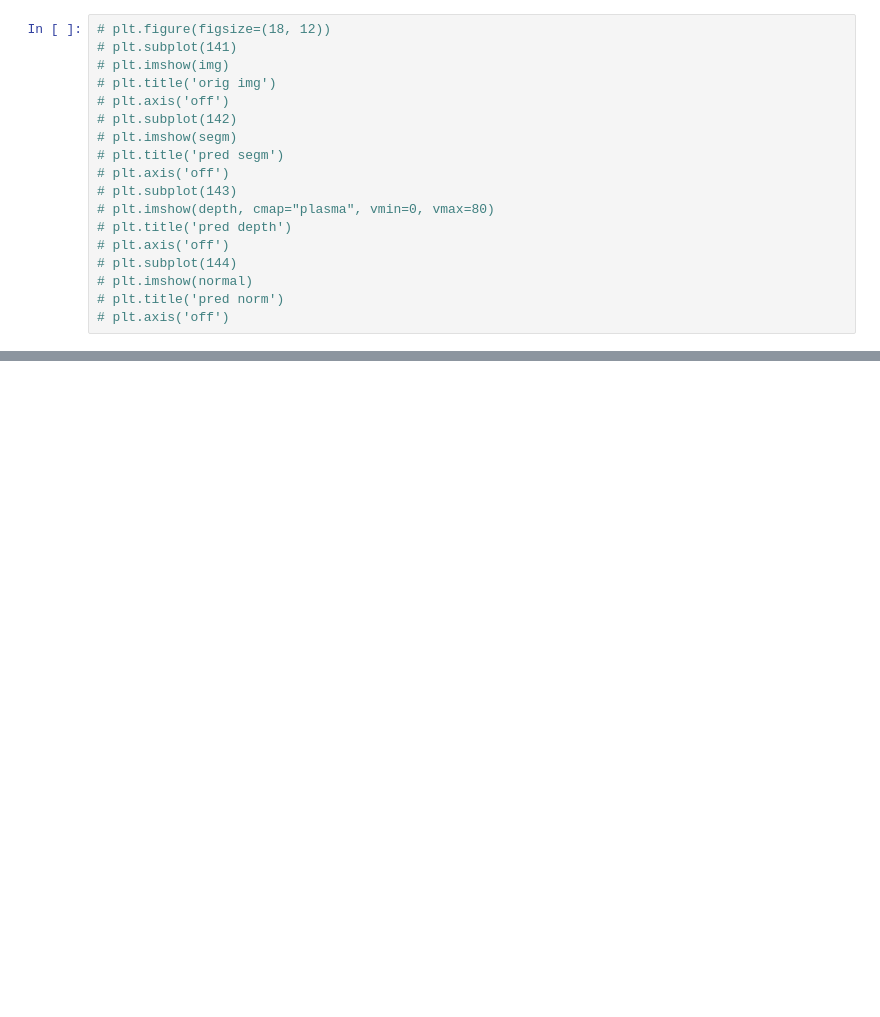
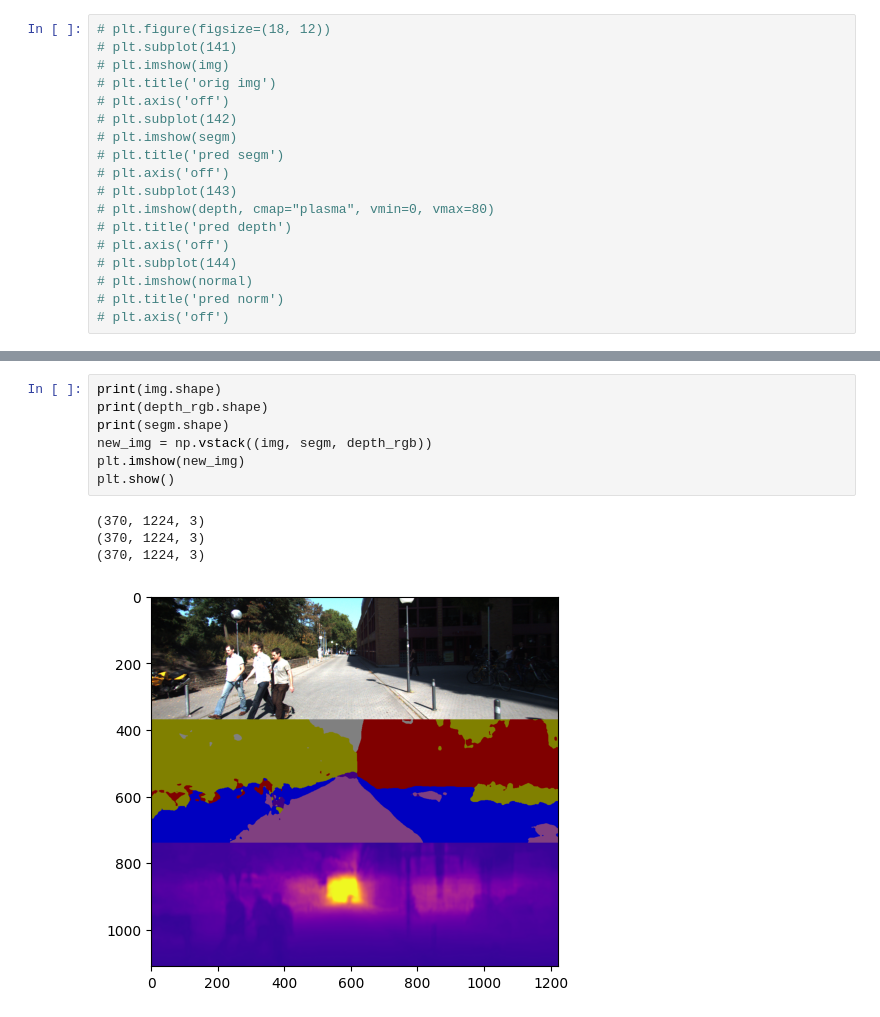
Before and after one commit to bohdanvodianyk/multi-task-learning, a Jupyter notebook: mlp-hydranet.ipynb, the cells around one changed output, grey strips where cells are left out. Saved outputs shown, nothing was run; the diff lists cells and outputs as text; blank space fills up the shorter version.

```diff
--- a/mlp-hydranet.ipynb
+++ b/mlp-hydranet.ipynb
@@ -313,0 +341,12 @@ print(segm.shape)
+# %%
+print(img.shape)
+print(depth_rgb.shape)
+print(segm.shape)
+new_img = np.vstack((img, segm, depth_rgb))
+plt.imshow(new_img)
+plt.show()
+# %% [output]
+(370, 1224, 3)
+(370, 1224, 3)
+(370, 1224, 3)
+[figure, added]
```
Also changed, not shown: parts of 7 cells of this notebook.
